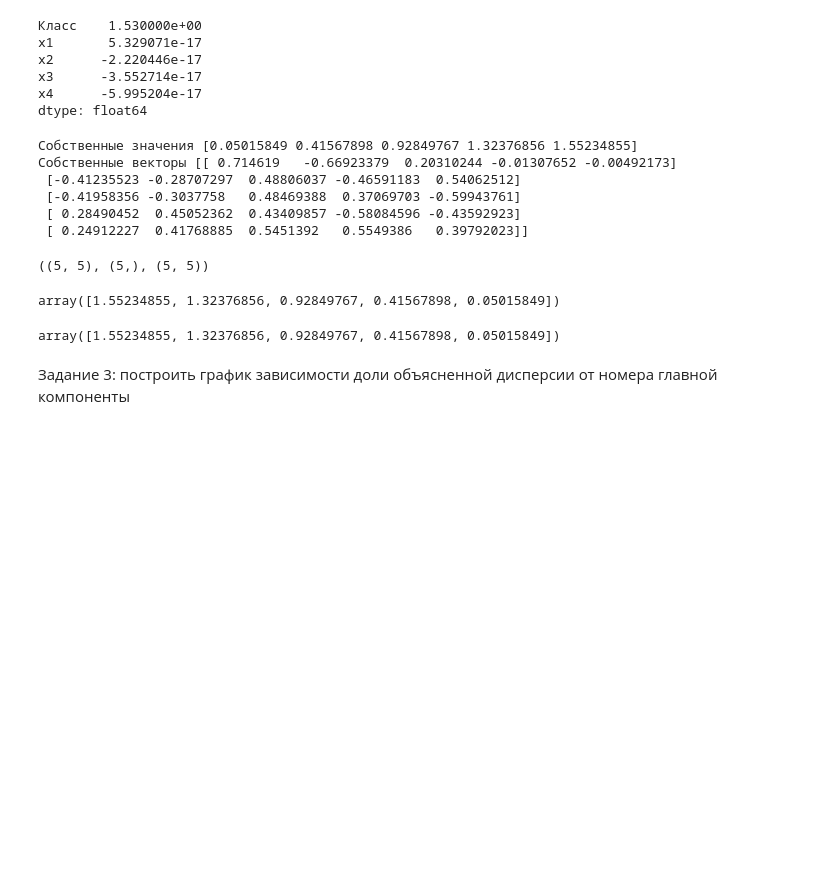
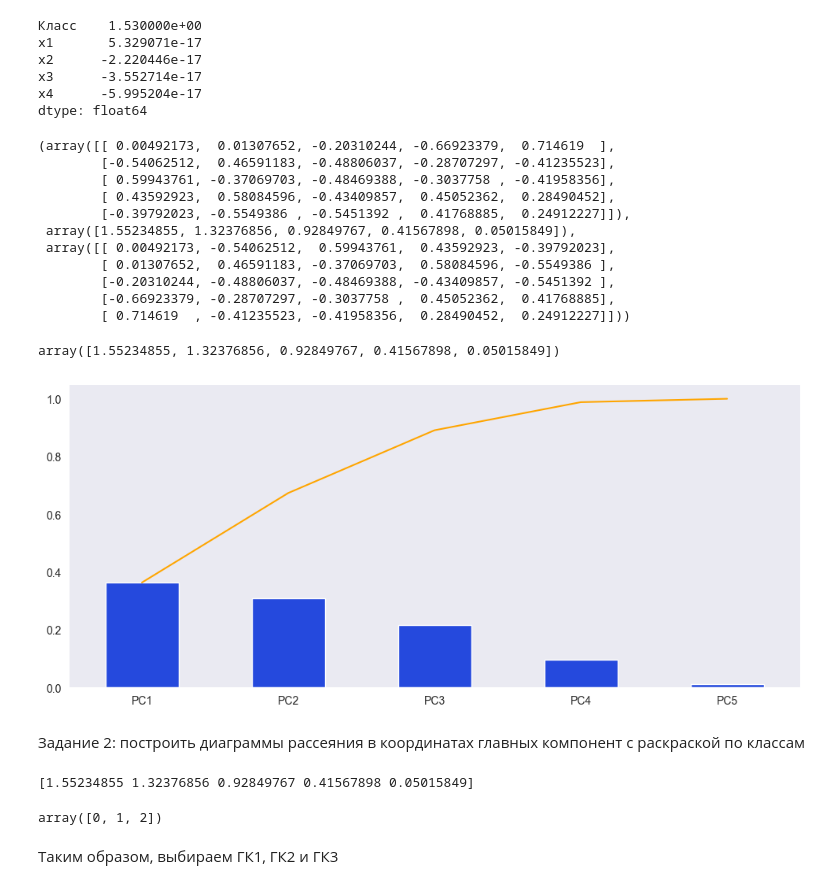
Before and after one commit to Sh0kerr/data_analysis, a Jupyter notebook: task_7/lw_7.ipynb, the cells around one changed output. Cells and saved outputs as stored; diff of their text form; code cells hidden in the pictures; blank space fills up the shorter version.

```diff
--- a/task_7/lw_7.ipynb
+++ b/task_7/lw_7.ipynb
@@ -85,23 +101,19 @@ x4      -5.995204e-17
 dtype: float64
 # %%
 cov_mat = (data_st - mean_vec).T.dot((data_st - mean_vec)) / (data_st.shape[0] - 1)
-eig_vals, eig_vecs = np.linalg.eig(cov_mat)
-print(f'Собственные значения {eig_vals}')
-print(f'Собственные векторы {eig_vecs}')
+eig_vals, eig_vecs = np.linalg.eig(cov_mat)  # собственные значения и собственные векторы
+u, s, v = np.linalg.svd(cov_mat)
+u, s, v
 # %% [output]
-Собственные значения [0.05015849 0.41567898 0.92849767 1.32376856 1.55234855]
-Собственные векторы [[ 0.714619   -0.66923379  0.20310244 -0.01307652 -0.00492173]
- [-0.41235523 -0.28707297  0.48806037 -0.46591183  0.54062512]
- [-0.41958356 -0.3037758   0.48469388  0.37069703 -0.59943761]
- [ 0.28490452  0.45052362  0.43409857 -0.58084596 -0.43592923]
- [ 0.24912227  0.41768885  0.5451392   0.5549386   0.39792023]]
+(array([[ 0.00492173,  0.01307652, -0.20310244, -0.66923379,  0.714619  ],
+        [-0.54062512,  0.46591183, -0.48806037, -0.28707297, -0.41235523],
+        [ 0.59943761, -0.37069703, -0.48469388, -0.3037758 , -0.41958356],
+        [ 0.43592923,  0.58084596, -0.43409857,  0.45052362,  0.28490452],
+        [-0.39792023, -0.5549386 , -0.5451392 ,  0.41768885,  0.24912227]]),
+ array([1.55234855, 1.32376856, 0.92849767, 0.41567898, 0.05015849]),
+ array([[ 0.00492173, -0.54062512,  0.59943761,  0.43592923, -0.39792023],
+        [ 0.01307652,  0.46591183, -0.37069703,  0.58084596, -0.5549386 ],
+        [-0.20310244, -0.48806037, -0.48469388, -0.43409857, -0.5451392 ],
+        [-0.66923379, -0.28707297, -0.3037758 ,  0.45052362,  0.41768885],
+        [ 0.714619  , -0.41235523, -0.41958356,  0.28490452,  0.24912227]]))
-# %%
-u, s, v = np.linalg.svd(cov_mat)
-u.shape, s.shape, v.shape
-# %% [output]
-((5, 5), (5,), (5, 5))
-# %%
-s
-# %% [output]
-array([1.55234855, 1.32376856, 0.92849767, 0.41567898, 0.05015849])
 # %%
@@ -109,6 +122,25 @@ skpcamod = PCA().fit(X=data_st)
 skpcamod.explained_variance_
 # %% [output]
 array([1.55234855, 1.32376856, 0.92849767, 0.41567898, 0.05015849])
-# %% [markdown]
-Задание 3: построить график зависимости доли объясненной дисперсии от номера главной
-компоненты
+# %%
+pd.Series(s/s.sum(), index=[f'PC{x+1}' for x in range(data_st.shape[1])]).plot.bar(
+    color='#2549dd',
+    figsize=(12, 5)
+)
+pd.Series((s/s.sum()).cumsum(), index=[f'PC{x+1}' for x in range(data_st.shape[1])]).plot(
+    color='orange'
+)
+plt.grid()
+# %% [output]
+[figure, added]
+# %% [markdown]
+Задание 2: построить диаграммы рассеяния в координатах главных компонент с раскраской по
+классам
+# %%
+print(s)
+np.where(s > s.mean())[0]
+# %% [output]
+[1.55234855 1.32376856 0.92849767 0.41567898 0.05015849]
+array([0, 1, 2])
+# %% [markdown]
+Таким образом, выбираем ГК1, ГК2 и ГК3
```
Also changed, not shown: parts of 7 cells of this notebook.
